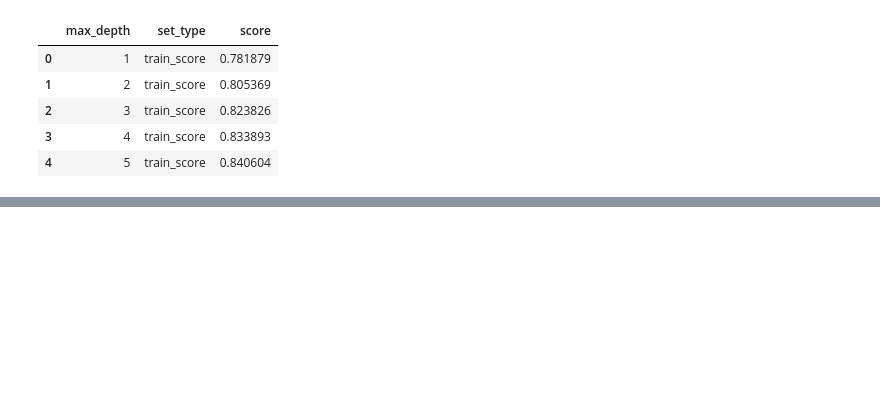
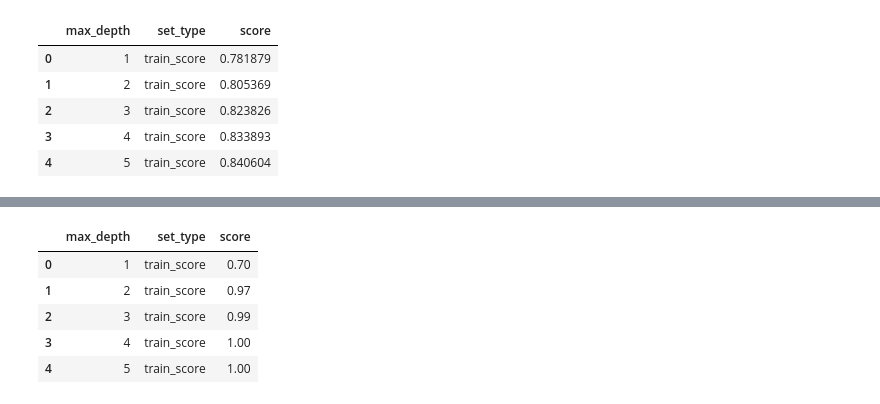
Before and after one commit to vasiljev-sr/MyJupyterNotebook, a Jupyter notebook: Stepik/Step 2/ Titanic Machine Learning from Disaster.ipynb, the cells around one changed output, grey strips where cells are left out. Saved outputs shown, nothing was run; the diff lists cells and outputs as text; code cells hidden in the pictures; blank space fills up the shorter version.

```diff
--- a/Stepik/Step 2/ Titanic Machine Learning from Disaster.ipynb
+++ b/Stepik/Step 2/ Titanic Machine Learning from Disaster.ipynb
@@ -181,0 +224,9 @@ cross_val_score(clf,X_test,y_test, cv=5).mean()
+# %%
+scores_data_long.head()
+# %% [output]
+|  | max_depth | set_type | score |
+| 0 | 1 | train_score | 0.70 |
+| 1 | 2 | train_score | 0.97 |
+| 2 | 3 | train_score | 0.99 |
+| 3 | 4 | train_score | 1.00 |
+| 4 | 5 | train_score | 1.00 |
```
Also changed, not shown: parts of 17 cells of this notebook, 3 other files.
